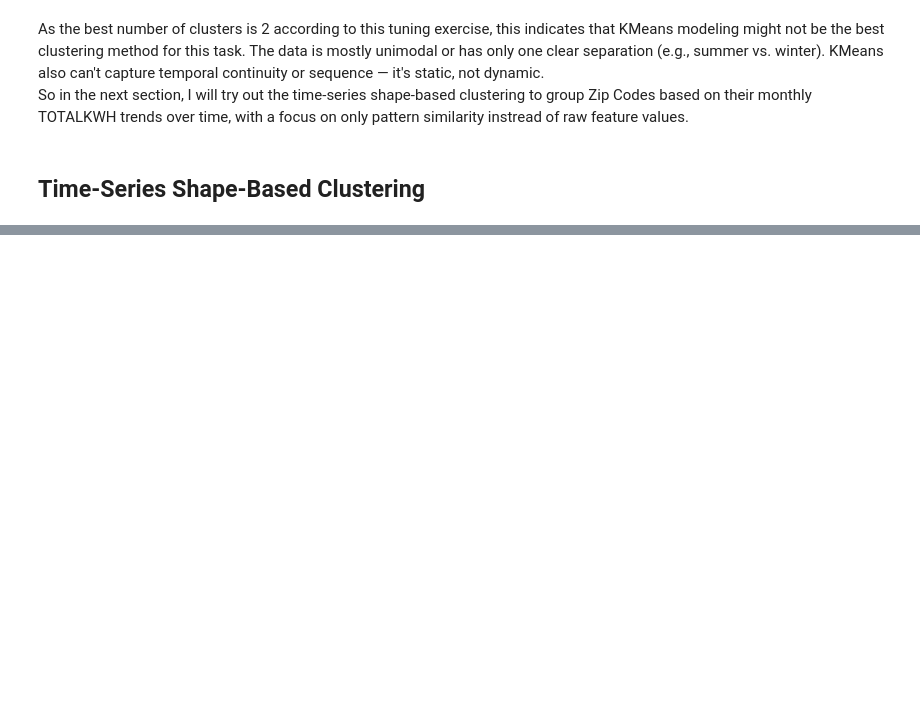
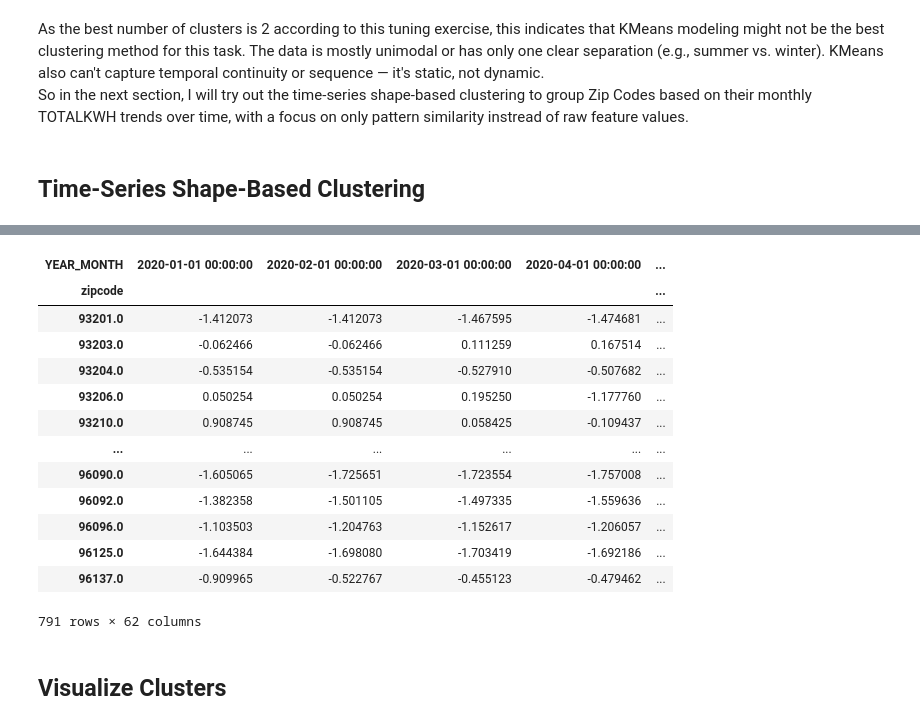
Before and after one commit to kaia-hu/Energy_Load_Forcasting, a Jupyter notebook: 4-unsupervised_learning.ipynb, the cells around one changed output, grey strips where cells are left out. Cells and saved outputs as stored; diff of their text form; code cells hidden in the pictures; blank space fills up the shorter version.

```diff
--- a/4-unsupervised_learning.ipynb
+++ b/4-unsupervised_learning.ipynb
@@ -150 +152,20 @@ cluster
 Name: count, dtype: int64
+# %%
+df_pivoted
+# %% [output]
+| YEAR_MONTH | 2020-01-01 00:00:00 | 2020-02-01 00:00:00 | 2020-03-01 00:00:00 | 2020-04-01 00:00:00 | ... |
+| zipcode |  |  |  |  | ... |
+| 93201.0 | -1.412073 | -1.412073 | -1.467595 | -1.474681 | ... |
+| 93203.0 | -0.062466 | -0.062466 | 0.111259 | 0.167514 | ... |
+| 93204.0 | -0.535154 | -0.535154 | -0.527910 | -0.507682 | ... |
+| 93206.0 | 0.050254 | 0.050254 | 0.195250 | -1.177760 | ... |
+| 93210.0 | 0.908745 | 0.908745 | 0.058425 | -0.109437 | ... |
+| ... | ... | ... | ... | ... | ... |
+| 96090.0 | -1.605065 | -1.725651 | -1.723554 | -1.757008 | ... |
+| 96092.0 | -1.382358 | -1.501105 | -1.497335 | -1.559636 | ... |
+| 96096.0 | -1.103503 | -1.204763 | -1.152617 | -1.206057 | ... |
+| 96125.0 | -1.644384 | -1.698080 | -1.703419 | -1.692186 | ... |
+| 96137.0 | -0.909965 | -0.522767 | -0.455123 | -0.479462 | ... |
+791 rows × 62 columns
+# %% [markdown]
+## Visualize Clusters
```
Also changed, not shown: parts of 8 cells of this notebook, 16 other files.
